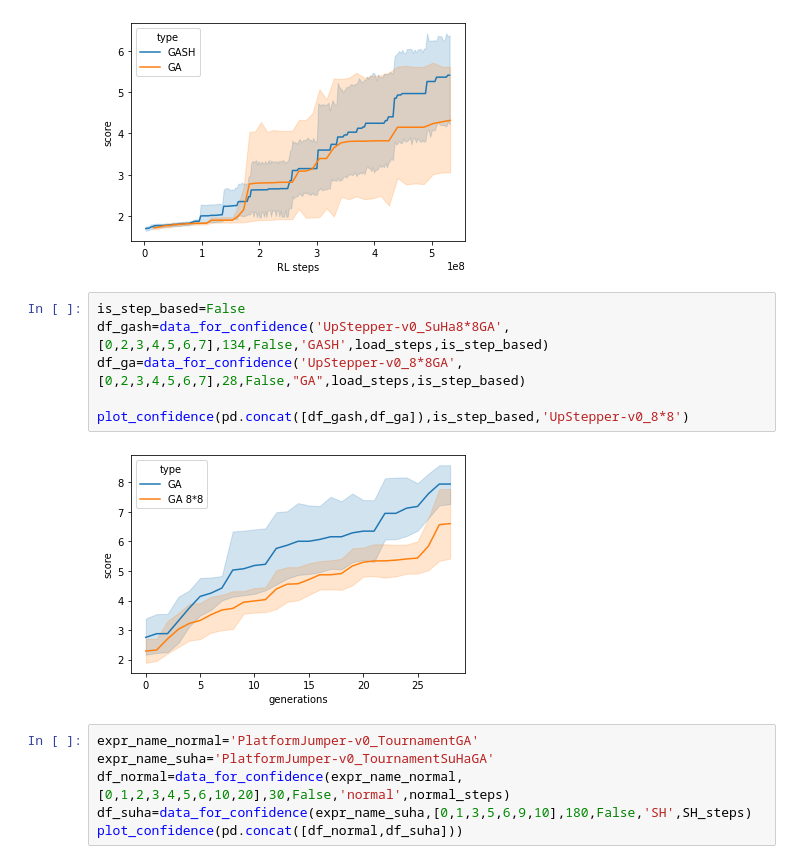
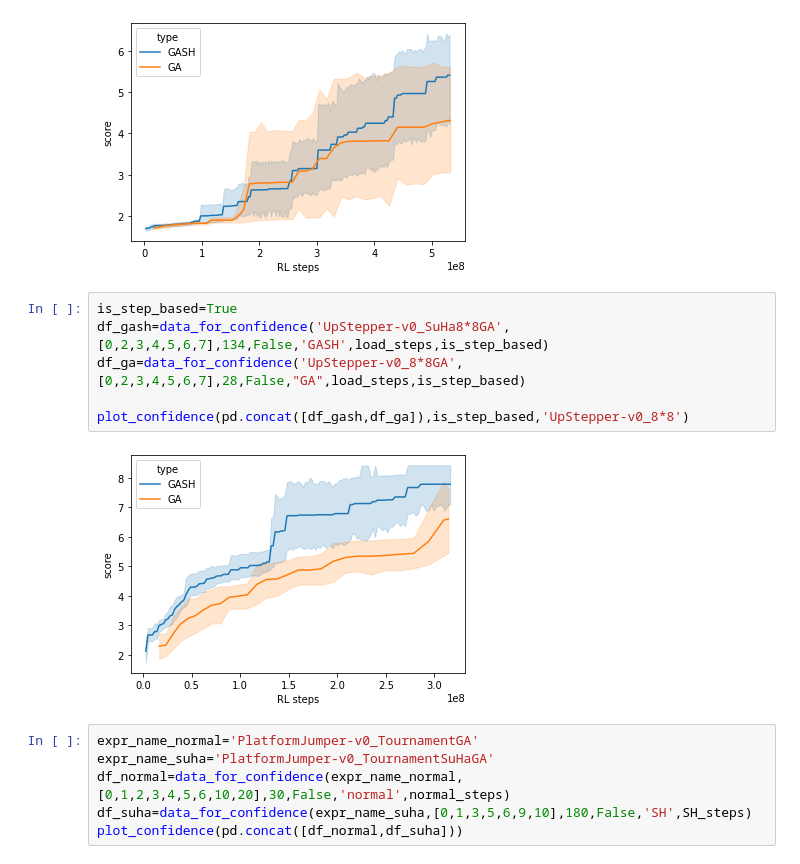
Before and after one commit to sk161717/Evogym-GASH, a Jupyter notebook: examples/output_graph.ipynb, the cells around one changed output. Cells and saved outputs as stored; diff of their text form.

```diff
--- a/examples/output_graph.ipynb
+++ b/examples/output_graph.ipynb
@@ -187,13 +201,13 @@ plot_confidence(pd.concat([df_gash,df_ga]),is_step_based,'PlatformJumper-v0')
 # %% [output]
 [figure]
 # %%
-is_step_based=False
+is_step_based=True
 df_gash=data_for_confidence('UpStepper-v0_SuHa8*8GA',[0,2,3,4,5,6,7],134,False,'GASH',load_steps,is_step_based)
 df_ga=data_for_confidence('UpStepper-v0_8*8GA',[0,2,3,4,5,6,7],28,False,"GA",load_steps,is_step_based)
 
 plot_confidence(pd.concat([df_gash,df_ga]),is_step_based,'UpStepper-v0_8*8')
 # %% [output]
-[figure, old version]
+[figure, new version]
 # %%
 expr_name_normal='PlatformJumper-v0_TournamentGA'
 expr_name_suha='PlatformJumper-v0_TournamentSuHaGA'
```
Also changed, not shown: parts of 6 cells of this notebook, 7 other files.
